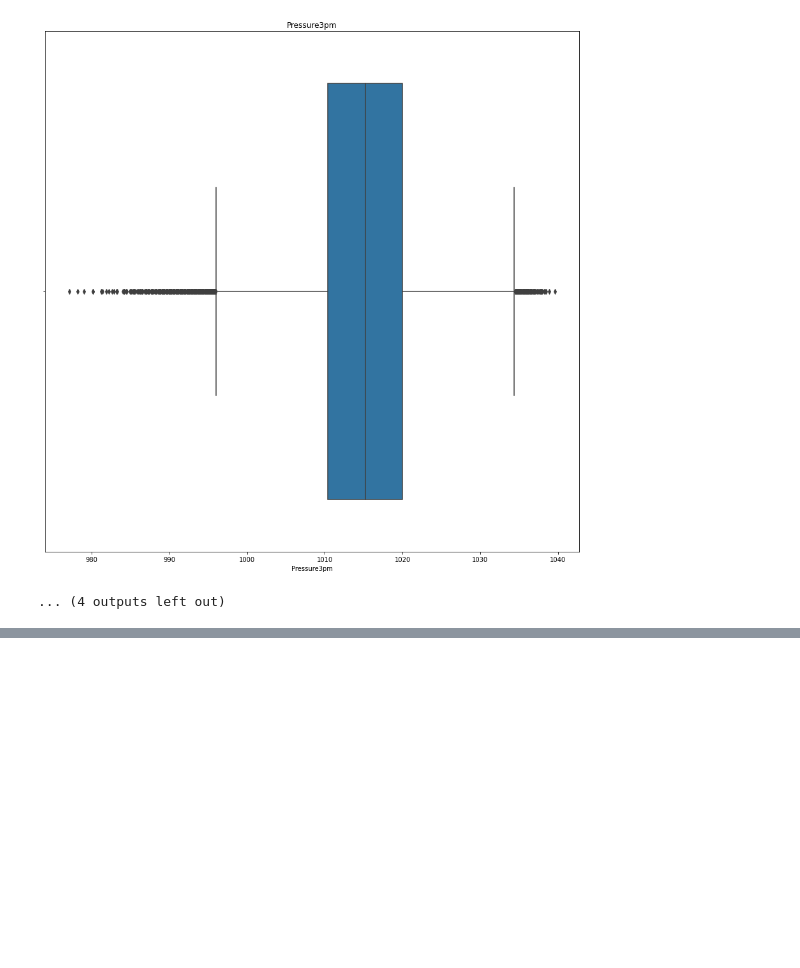
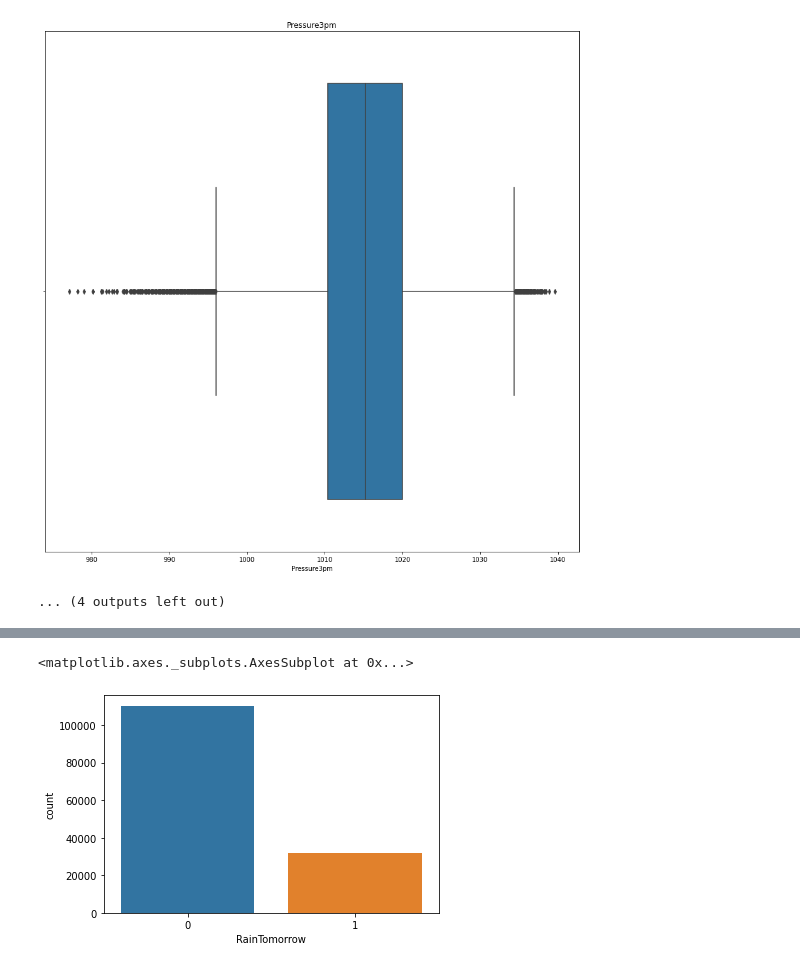
Before and after one commit to Riya2407/weather-analysis, a Jupyter notebook: weather_analysis.ipynb, the cells around one changed output, grey strips where cells are left out. Drawn from its saved outputs; the diff is of its cells as text; code cells hidden in the pictures; blank space fills up the shorter version.

```diff
--- a/weather_analysis.ipynb
+++ b/weather_analysis.ipynb
@@ -242,0 +386,5 @@ df.sample(10)
+# %%
+sns.countplot(df["RainTomorrow"])
+# %% [output]
+<matplotlib.axes._subplots.AxesSubplot at 0x...>
+[figure, added]
```
Also changed, not shown: parts of 62 cells of this notebook.
